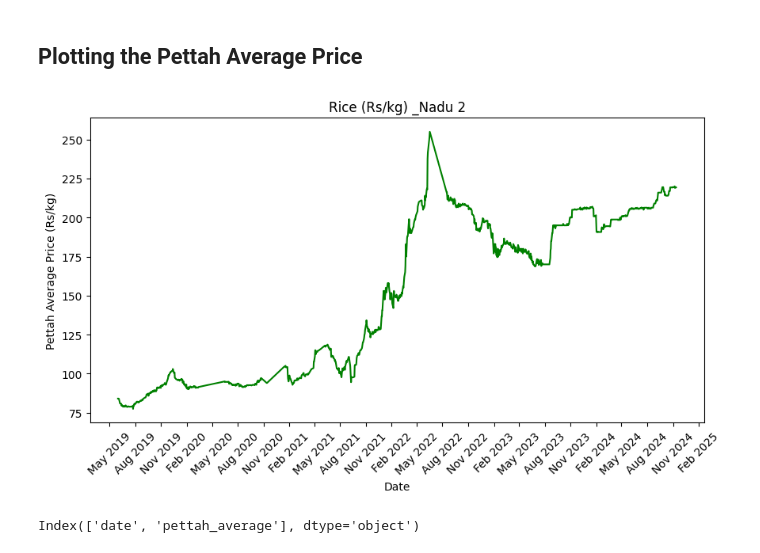
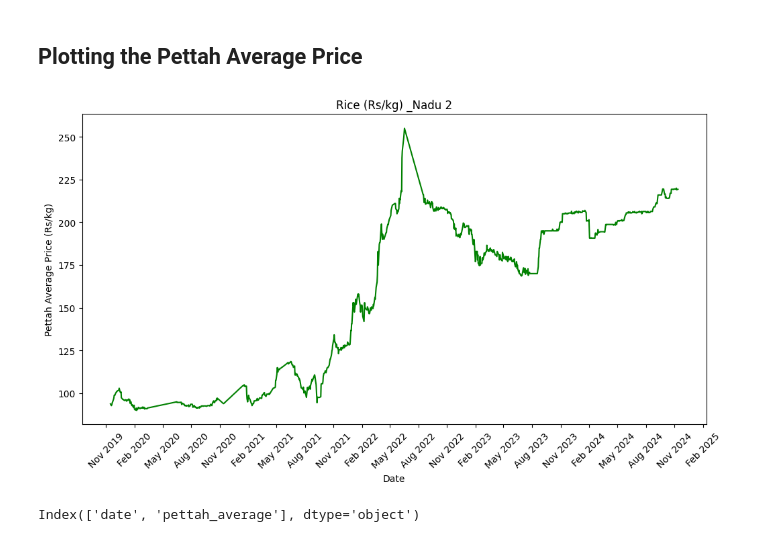
Before and after one commit to venura-Pussella/Nadu_2-Food-Price-Prediction, a Jupyter notebook: notebooks/2019-2023/LSTM_Univariate_5_Day_Forecast.ipynb, the cells around one changed output. Saved outputs shown, nothing was run; the diff lists cells and outputs as text; code cells hidden in the pictures.

```diff
--- a/notebooks/2019-2023/LSTM_Univariate_5_Day_Forecast.ipynb
+++ b/notebooks/2019-2023/LSTM_Univariate_5_Day_Forecast.ipynb
@@ -11,8 +11,6 @@ duplicates
 # %%
 # Keep the first occurrence and drop the rest
 filtered_df = filtered_df.drop_duplicates(subset=['date'], keep='first')
-# %%
-filtered_df.reset_index(drop=True, inplace=True)
 # %% [markdown]
 ## Reading Data Set Again from the Excel
 # %%
@@ -73,35 +71,38 @@ filtered_df.head(15)
 # %%
 import matplotlib.pyplot as plt
 import seaborn as sns
 import matplotlib.dates as mdates
 
-# Ensure 'date' is a datetime object
 filtered_df['date'] = pd.to_datetime(filtered_df['date'])
 
+latest_data = filtered_df[-1825:].reset_index()
+
 # Set up the plot
-fig, ax = plt.subplots(figsize=(10, 5))
+fig, ax = plt.subplots(figsize=(12, 6))
 
 # Plot pettah_average over time
-sns.lineplot(data=filtered_df, x='date', y='pettah_average', ax=ax, color='green')
+sns.lineplot(data=latest_data, x='date', y='pettah_average', ax=ax, color='green')
 
 # Add titles and labels
 ax.set_title('Rice (Rs/kg) _Nadu 2')
 ax.set_xlabel('Date')
 ax.set_ylabel('Pettah Average Price (Rs/kg)')
 
 # Set x-axis format to show the month and year (e.g., Jan 2024)
 ax.xaxis.set_major_formatter(mdates.DateFormatter('%b %Y'))
 
 # Set the interval for x-axis ticks to every 3 months
 ax.xaxis.set_major_locator(mdates.MonthLocator(interval=3))
 
 # Rotate date labels for better readability
 plt.xticks(rotation=45)
 
+# latest_data.to_csv('forecast_2024.csv', index=False)
+
 # Show the plot
 plt.show()
 # %% [output]
-[figure, old version]
+[figure, new version]
 # %%
 print(filtered_df.columns)
 # %% [output]
```
Also changed, not shown: parts of 25 cells of this notebook, 34 other files.
